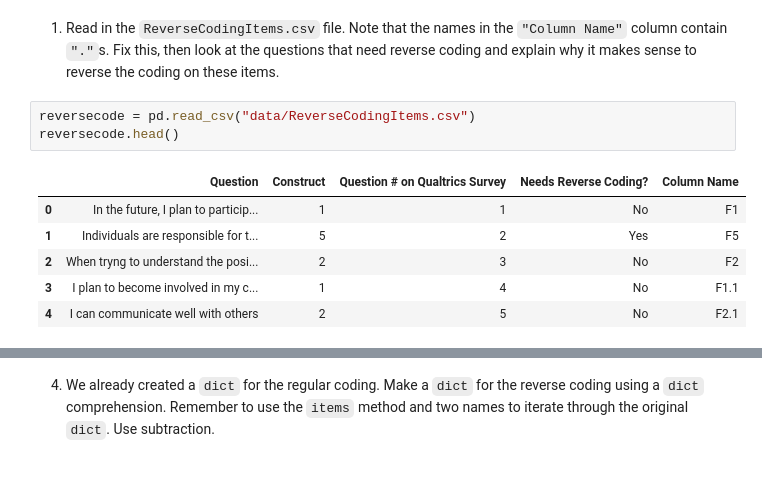
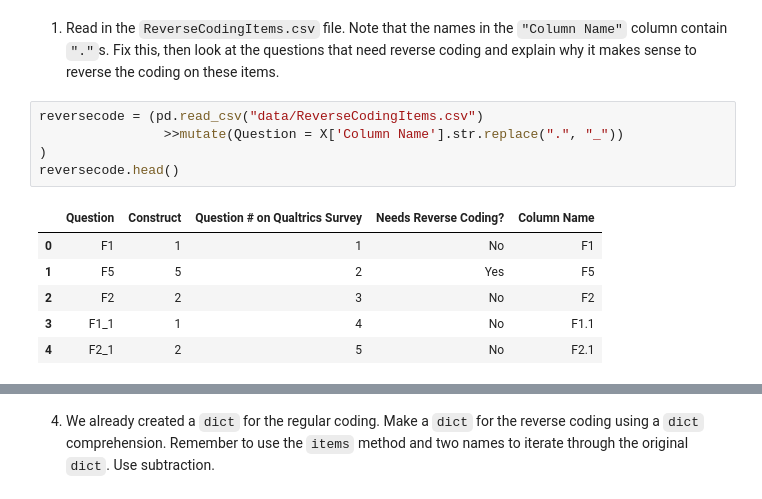
Before and after one commit to Zeke-Woods/act3_2_recoding_and_aggregating_survey_data, a Jupyter notebook: act3_2_recoding_survey_data.ipynb, the cells around one changed output, grey strips where cells are left out. Cells and saved outputs as stored; diff of their text form.

```diff
--- a/act3_2_recoding_survey_data.ipynb
+++ b/act3_2_recoding_survey_data.ipynb
@@ -217,13 +217,15 @@ coding are available in the file **ReverseCodingItems.csv**.
 # %% [markdown]
 1.  Read in the `ReverseCodingItems.csv` file.  Note that the names in the `"Column Name"` column contain `"."`s.  Fix this, then look at the questions that need reverse coding and explain why it makes sense to reverse the coding on these items.
 # %%
-reversecode = pd.read_csv("data/ReverseCodingItems.csv")
+reversecode = (pd.read_csv("data/ReverseCodingItems.csv")
+                >>mutate(Question = X['Column Name'].str.replace(".", "_"))
+)
 reversecode.head()
 # %% [output]
 |  | Question | Construct | Question # on Qualtrics Survey | Needs Reverse Coding? | Column Name |
-| 0 | In the future, I plan to particip... | 1 | 1 | No | F1 |
-| 1 | Individuals are responsible for t... | 5 | 2 | Yes | F5 |
-| 2 | When tryng to understand the posi... | 2 | 3 | No | F2 |
-| 3 | I plan to become involved in my c... | 1 | 4 | No | F1.1 |
-| 4 | I can communicate well with others | 2 | 5 | No | F2.1 |
+| 0 | F1 | 1 | 1 | No | F1 |
+| 1 | F5 | 5 | 2 | Yes | F5 |
+| 2 | F2 | 2 | 3 | No | F2 |
+| 3 | F1_1 | 1 | 4 | No | F1.1 |
+| 4 | F2_1 | 2 | 5 | No | F2.1 |
 # %% [markdown]
```
Also changed, not shown: parts of 5 cells of this notebook.
